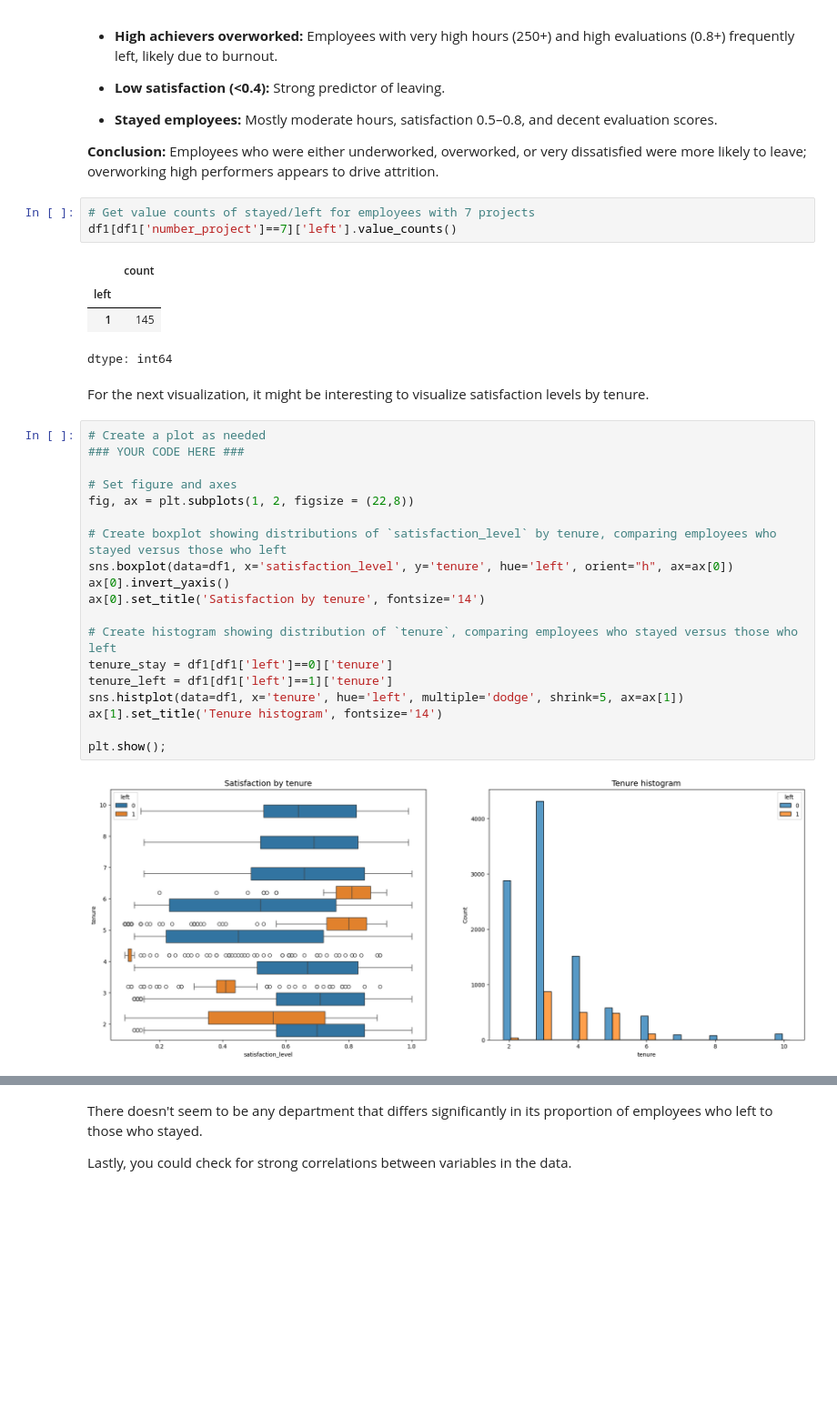
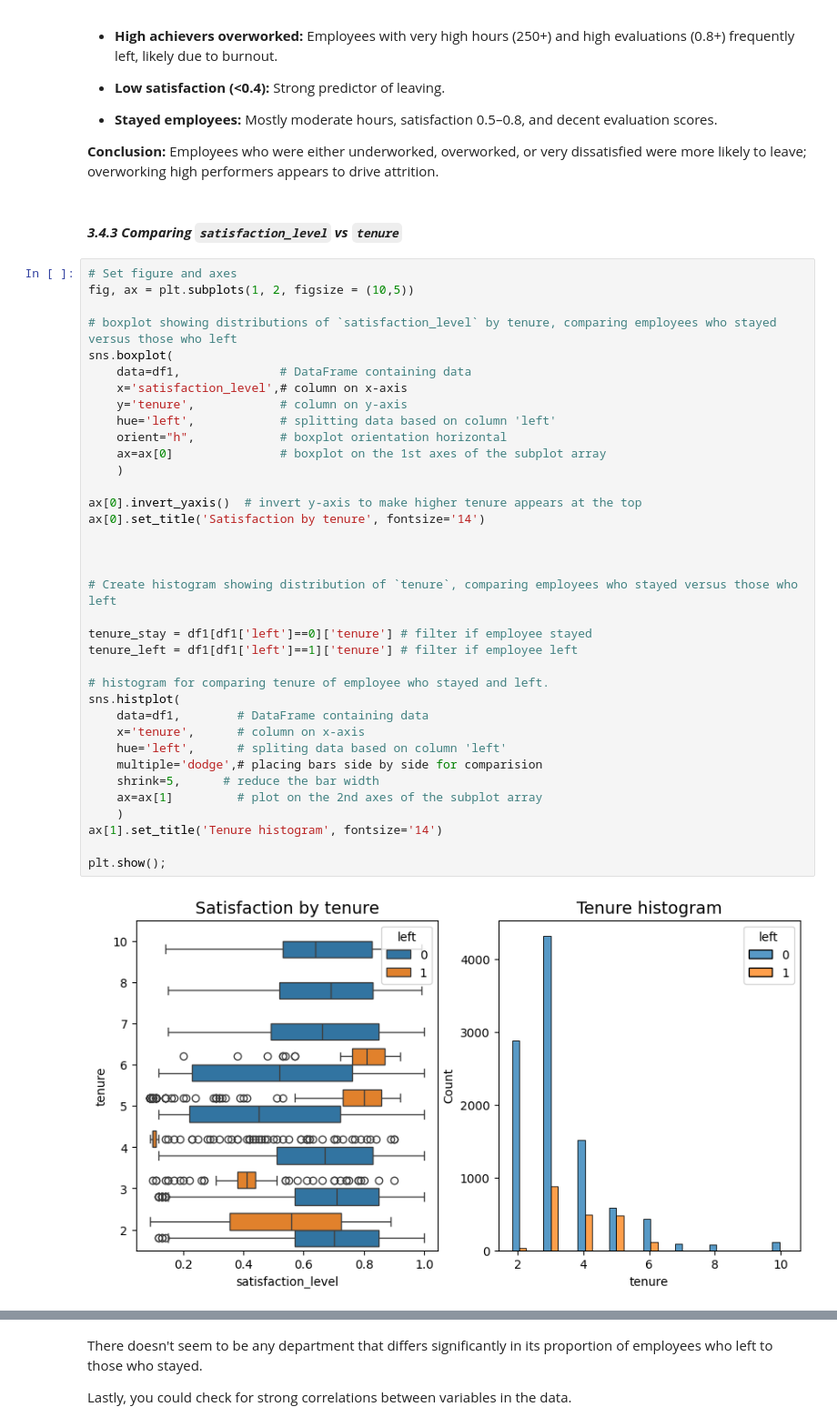
Before and after one commit to rixwan-khan/Providing-data-driven-suggestions-for-HR, a Jupyter notebook: data-driven decision for HR.ipynb, the cells around one changed output, grey strips where cells are left out. Shown at 91% size. Saved outputs shown, nothing was run; the diff lists cells and outputs as text; blank space fills up the shorter version.

```diff
--- a/data-driven decision for HR.ipynb
+++ b/data-driven decision for HR.ipynb
@@ -556,34 +556,43 @@ plt.title('Monthly hours by Satisfaction Level', fontsize='14');
 - **Stayed employees:** Mostly moderate hours, satisfaction 0.5–0.8, and decent evaluation scores.
 
 **Conclusion:** Employees who were either underworked, overworked, or very dissatisfied were more likely to leave; overworking high performers appears to drive attrition.
-# %%
-# Get value counts of stayed/left for employees with 7 projects
-df1[df1['number_project']==7]['left'].value_counts()
-# %% [output]
-|  | count |
-| left |  |
-| 1 | 145 |
-dtype: int64
-# %% [markdown]
-For the next visualization, it might be interesting to visualize satisfaction levels by tenure.
+# %% [markdown]
+#### ***3.4.3 Comparing `satisfaction_level` vs `tenure`***
 # %%
-# Create a plot as needed
-### YOUR CODE HERE ###
+# Set figure and axes
+fig, ax = plt.subplots(1, 2, figsize = (10,5))
 
-# Set figure and axes
-fig, ax = plt.subplots(1, 2, figsize = (22,8))
+# boxplot showing distributions of `satisfaction_level` by tenure, comparing employees who stayed versus those who left
+sns.boxplot(
+    data=df1,              # DataFrame containing data
+    x='satisfaction_level',# column on x-axis
+    y='tenure',            # column on y-axis
+    hue='left',            # splitting data based on column 'left'
+    orient="h",            # boxplot orientation horizontal
+    ax=ax[0]               # boxplot on the 1st axes of the subplot array
+    )
 
-# Create boxplot showing distributions of `satisfaction_level` by tenure, comparing employees who stayed versus those who left
-sns.boxplot(data=df1, x='satisfaction_level', y='tenure', hue='left', orient="h", ax=ax[0])
-ax[0].invert_yaxis()
+ax[0].invert_yaxis()  # invert y-axis to make higher tenure appears at the top
 ax[0].set_title('Satisfaction by tenure', fontsize='14')
 
+
+
 # Create histogram showing distribution of `tenure`, comparing employees who stayed versus those who left
-tenure_stay = df1[df1['left']==0]['tenure']
-tenure_left = df1[df1['left']==1]['tenure']
-sns.histplot(data=df1, x='tenure', hue='left', multiple='dodge', shrink=5, ax=ax[1])
+
+tenure_stay = df1[df1['left']==0]['tenure'] # filter if employee stayed
+tenure_left = df1[df1['left']==1]['tenure'] # filter if employee left
+
+# histogram for comparing tenure of employee who stayed and left.
+sns.histplot(
+    data=df1,        # DataFrame containing data
+    x='tenure',      # column on x-axis
+    hue='left',      # spliting data based on column 'left'
+    multiple='dodge',# placing bars side by side for comparision
+    shrink=5,      # reduce the bar width
+    ax=ax[1]         # plot on the 2nd axes of the subplot array
+    )
 ax[1].set_title('Tenure histogram', fontsize='14')
 
 plt.show();
 # %% [output]
-[figure, old version]
+[figure, new version]
```
Also changed, not shown: parts of 74 cells of this notebook.
